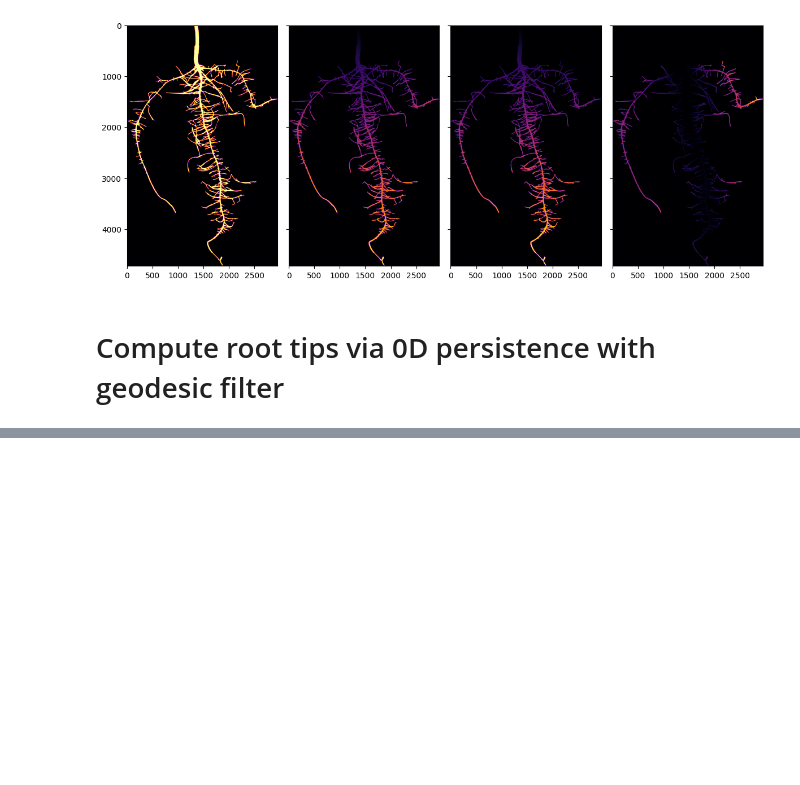
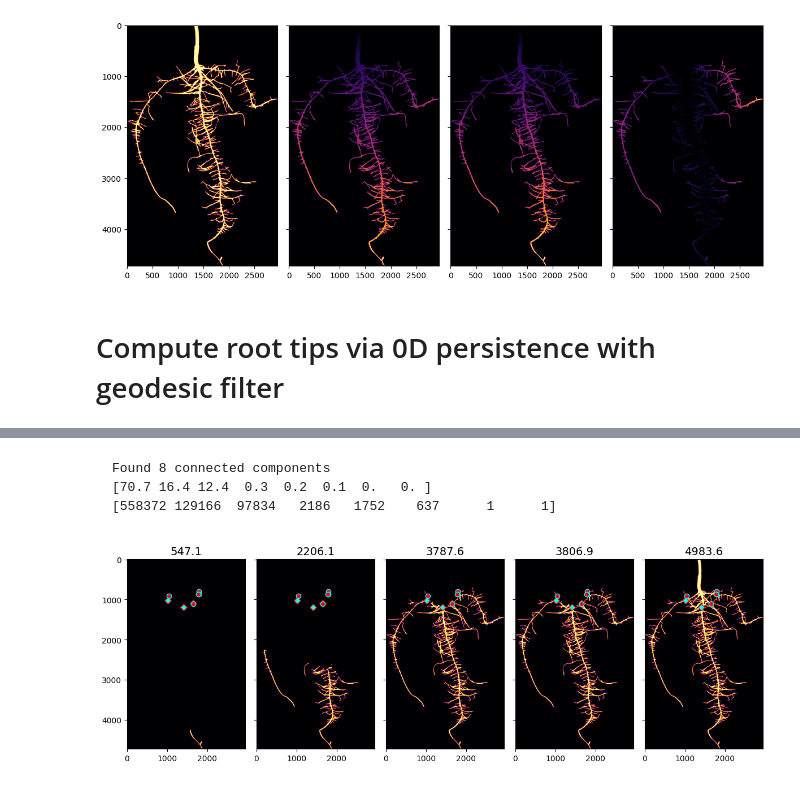
Before and after one commit to ejamezquita/root_necrosis, a Jupyter notebook: jupyter/01_image_preparation.ipynb, the cells around one changed output, grey strips where cells are left out. Drawn from its saved outputs; the diff is of its cells as text; code cells hidden in the pictures; blank space fills up the shorter version.

````diff
--- a/jupyter/01_image_preparation.ipynb
+++ b/jupyter/01_image_preparation.ipynb
@@ -322,0 +279,6 @@ fig.tight_layout()
+# %%
+watershed = np.zeros(inv.shape, dtype=np.uint8)
+colorval = 1
+colordict = dict()
+signif0 = bd0[tmask]
+signif0
@@ -322,0 +348,21 @@ fig.tight_layout()
+# %% [markdown]
+```
+Found 8 connected components
+[70.7 16.4 12.4  0.3  0.2  0.1  0.   0. ]
+[558372 129166  97834   2186   1752    637      1      1]
+```
+# %%
+fig, ax = plt.subplots(1,signif0.size-1, figsize=(12,6), sharex=True, sharey=True)
+ax = np.atleast_1d(ax).ravel()
+
+for i, thr in enumerate(np.sort(signif0.ravel())[1:]):
+    ax[i].imshow(gimg*(inv < thr), vmin = 0, vmax = 1, cmap='inferno', origin='upper')
+    ax[i].set_title(np.round(thr,1), fontsize=14)
+    #ax[i].scatter(tipy[tmask,0], tipx[tmask,0], marker='o', color='r', edgecolor='cyan', linewidth=1)
+    #ax[i].scatter(tipy[tmask,1], tipx[tmask,1], marker='D', color='cyan', edgecolor='r', linewidth=1)
+    ax[i].scatter(ends[mainlabels,1], ends[mainlabels,0], marker='D', color='cyan', edgecolor='r', linewidth=1, zorder=2)
+    ax[i].scatter(ends[minorlabels,1], ends[minorlabels,0], marker='o', color='r', edgecolor='cyan', linewidth=1, zorder=3)
+
+fig.tight_layout();
+# %% [output]
+[figure, added]
````
Also changed, not shown: parts of 18 cells of this notebook.
